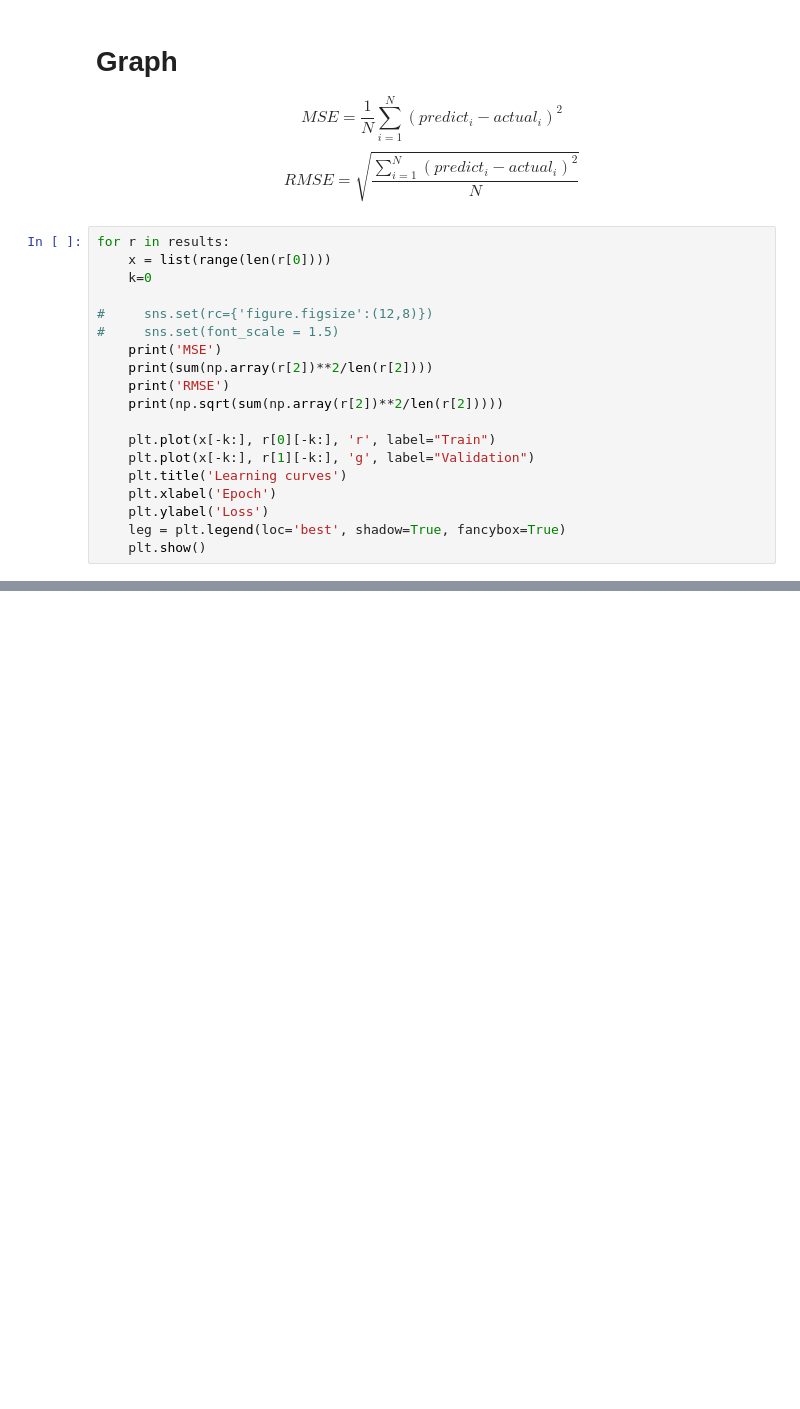
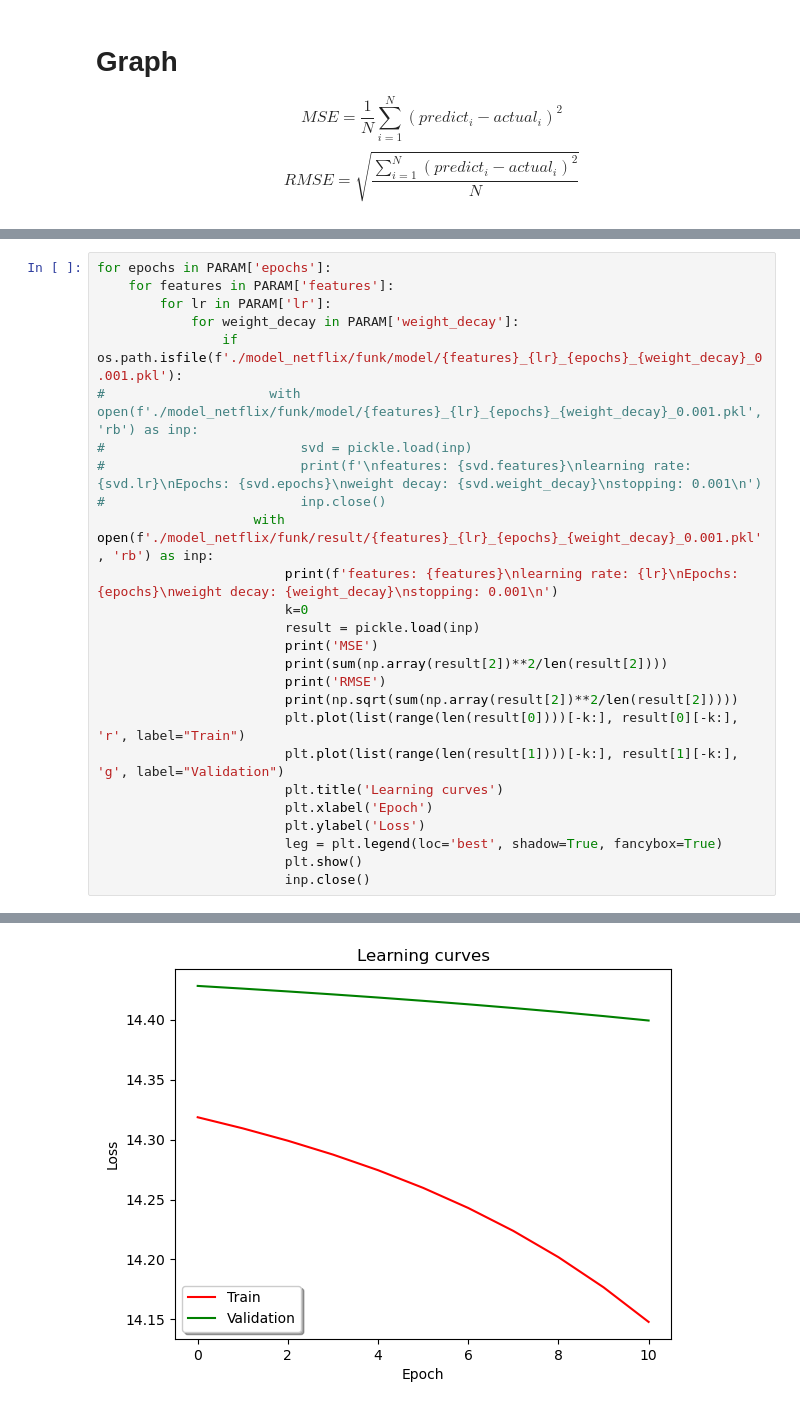
Before and after one commit to LamHo220/movie-recommender, a Jupyter notebook: AI_Experienment.ipynb, the cells around one changed output, grey strips where cells are left out. Cells and saved outputs as stored; diff of their text form; blank space fills up the shorter version.

Commit message:
add some trained model

```diff
--- a/AI_Experienment.ipynb
+++ b/AI_Experienment.ipynb
@@ -167,22 +162,3 @@ KeyboardInterrupt:
 # Graph
 $$MSE=\frac{1}{N}\sum_{i=1}^N(predict_i-actual_i)^2$$
 $$RMSE=\sqrt{\frac{\sum_{i=1}^N(predict_i-actual_i)^2}{N}}$$
-# %%
-for r in results:
-    x = list(range(len(r[0])))
-    k=0
-
-#     sns.set(rc={'figure.figsize':(12,8)})
-#     sns.set(font_scale = 1.5)
-    print('MSE')
-    print(sum(np.array(r[2])**2/len(r[2])))
-    print('RMSE')
-    print(np.sqrt(sum(np.array(r[2])**2/len(r[2]))))
-
-    plt.plot(x[-k:], r[0][-k:], 'r', label="Train")
-    plt.plot(x[-k:], r[1][-k:], 'g', label="Validation")
-    plt.title('Learning curves')
-    plt.xlabel('Epoch')
-    plt.ylabel('Loss')
-    leg = plt.legend(loc='best', shadow=True, fancybox=True)
-    plt.show()
@@ -195,0 +165,27 @@ for r in results:
+# %%
+for epochs in PARAM['epochs']:
+    for features in PARAM['features']:
+        for lr in PARAM['lr']:
+            for weight_decay in PARAM['weight_decay']:
+                if os.path.isfile(f'./model_netflix/funk/model/{features}_{lr}_{epochs}_{weight_decay}_0.001.pkl'):
+#                     with open(f'./model_netflix/funk/model/{features}_{lr}_{epochs}_{weight_decay}_0.001.pkl', 'rb') as inp:
+#                         svd = pickle.load(inp)
+#                         print(f'\nfeatures: {svd.features}\nlearning rate: {svd.lr}\nEpochs: {svd.epochs}\nweight decay: {svd.weight_decay}\nstopping: 0.001\n')
+#                         inp.close()
+                    with open(f'./model_netflix/funk/result/{features}_{lr}_{epochs}_{weight_decay}_0.001.pkl', 'rb') as inp:
+                        print(f'features: {features}\nlearning rate: {lr}\nEpochs: {epochs}\nweight decay: {weight_decay}\nstopping: 0.001\n')
+                        k=0
+                        result = pickle.load(inp)
+                        print('MSE')
+                        print(sum(np.array(result[2])**2/len(result[2])))
+                        print('RMSE')
+                        print(np.sqrt(sum(np.array(result[2])**2/len(result[2]))))
+                        plt.plot(list(range(len(result[0])))[-k:], result[0][-k:], 'r', label="Train")
+                        plt.plot(list(range(len(result[1])))[-k:], result[1][-k:], 'g', label="Validation")
+                        plt.title('Learning curves')
+                        plt.xlabel('Epoch')
+                        plt.ylabel('Loss')
+                        leg = plt.legend(loc='best', shadow=True, fancybox=True)
+                        plt.show()
+                        inp.close()
+# %% [output]
@@ -195,0 +202 @@ for r in results:
+[figure, added]
```
Also changed, not shown: parts of 5 cells of this notebook.
